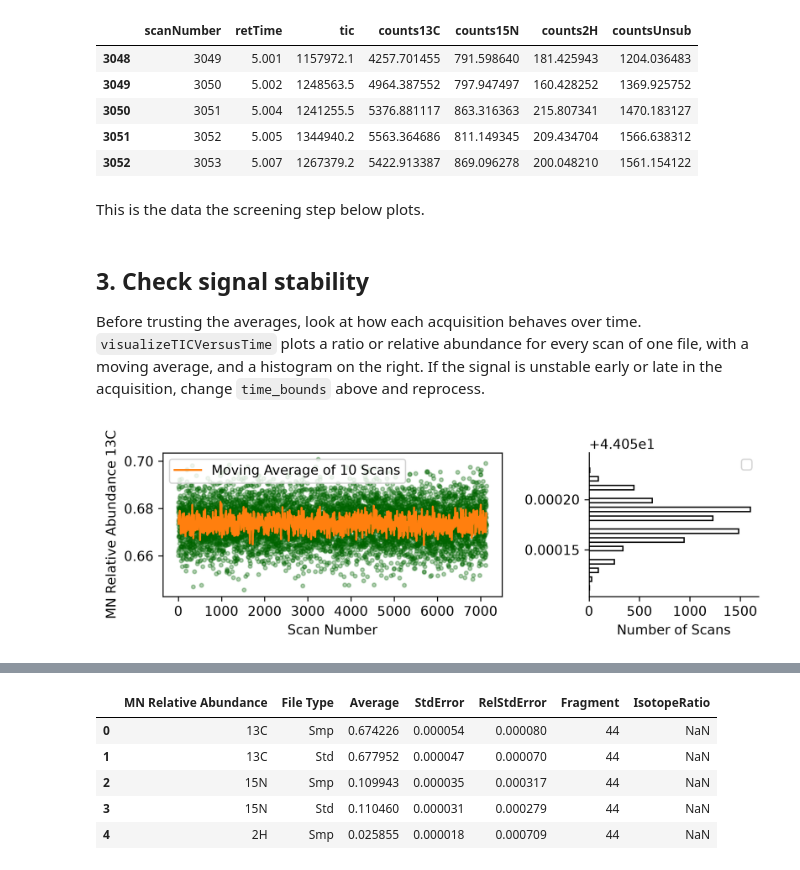
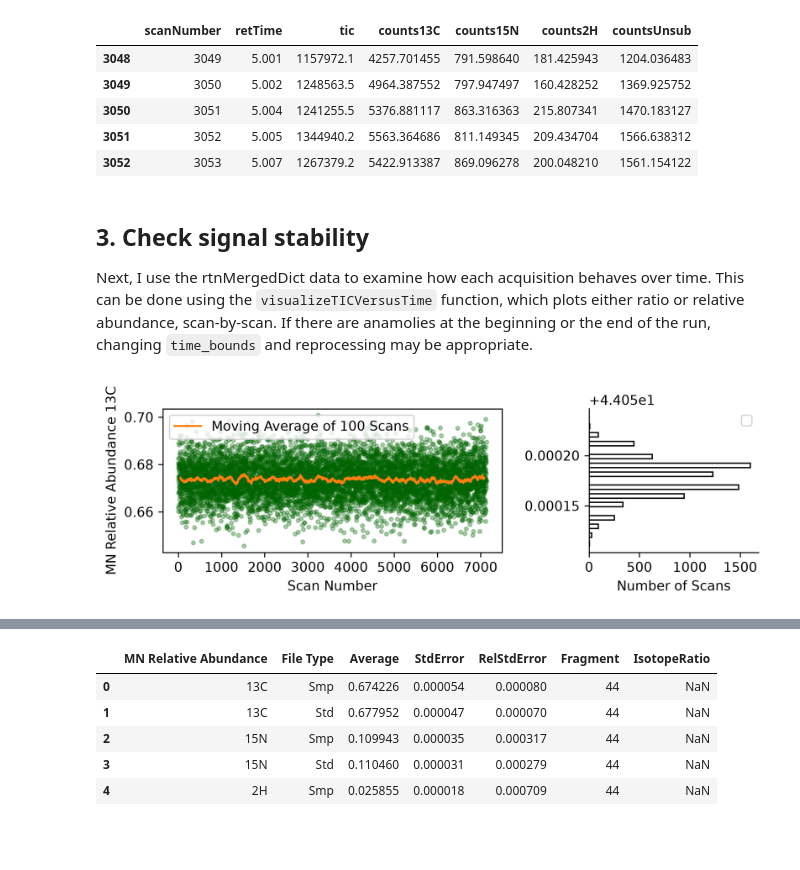
Before and after one commit to Csernica/isotomics, a Jupyter notebook: docs/tutorials/m1_experimental_workflow.ipynb, the cells around one changed output, grey strips where cells are left out. Drawn from its saved outputs; the diff is of its cells as text; code cells hidden in the pictures; blank space fills up the shorter version.

```diff
--- a/docs/tutorials/m1_experimental_workflow.ipynb
+++ b/docs/tutorials/m1_experimental_workflow.ipynb
@@ -167,26 +167,24 @@ rtnMergedDict[oneFile]["mergedDf"][["scanNumber", "retTime", "tic", "counts13C",
 | 3050 | 3051 | 5.004 | 1241255.5 | 5376.881117 | 863.316363 | 215.807341 | 1470.183127 |
 | 3051 | 3052 | 5.005 | 1344940.2 | 5563.364686 | 811.149345 | 209.434704 | 1566.638312 |
 | 3052 | 3053 | 5.007 | 1267379.2 | 5422.913387 | 869.096278 | 200.048210 | 1561.154122 |
-# %% [markdown]
-This is the data the screening step below plots.
 # %% [markdown]
 ## 3. Check signal stability
 
-Before trusting the averages, look at how each acquisition behaves over time.
-`visualizeTICVersusTime` plots a ratio or relative abundance for every scan of one file, with a
-moving average, and a histogram on the right. If the signal is unstable early or late in the
-acquisition, change `time_bounds` above and reprocess.
+Next, I use the rtnMergedDict data to examine how each acquisition behaves over time. This can be done using the
+`visualizeTICVersusTime` function, which plots either ratio or relative abundance, scan-by-scan. If there are anamolies at the beginning or the end of the run, changing `time_bounds` and reprocessing may be appropriate.
 # %%
 fileToScreen = next(f for f in rtnMergedDict if f.endswith("20211006_07_Alanine_C1-1_M1_rep1.isox"))
 
 dataScreen.visualizeTICVersusTime(
     fileName=fileToScreen,
     mergedDict=rtnMergedDict,
     targetRatio="13C",           # M+1 relative abundance of 13C; use e.g. "13C/Unsub" for ratios
-    scan_averaging_number=10,
+    scan_averaging_number=100,
 )
+
+#Note this histogram is not very nice, because there appears to be quantization of the m/z value, so it isn't a nice normal distribution.
 # %% [output]
-[figure, old version]
+[figure, new version]
 # %% [markdown]
 ## 4. Solve for site-specific values
 
```
Also changed, not shown: parts of 10 cells of this notebook, 1 other file.
